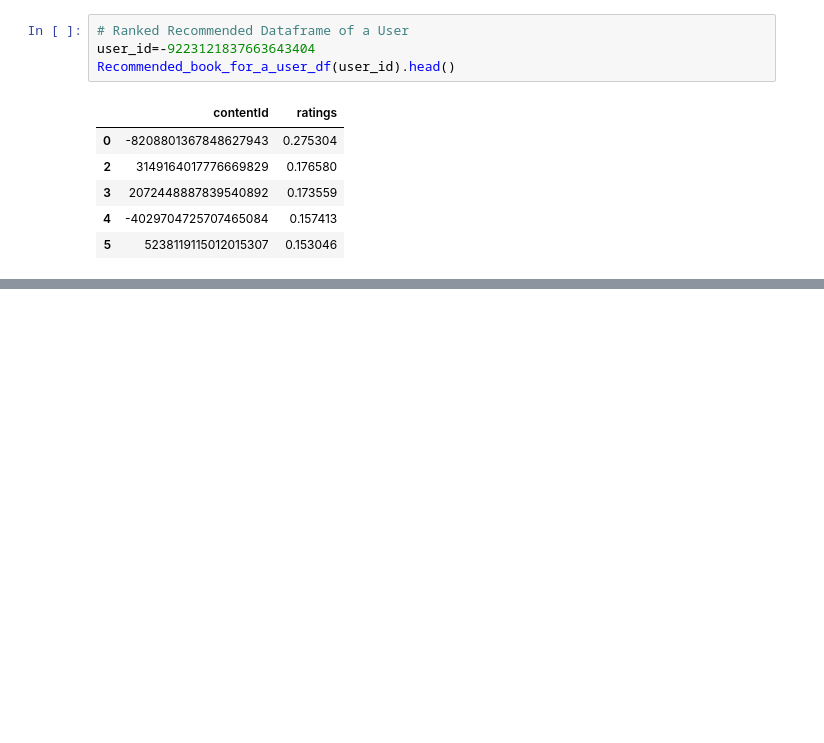
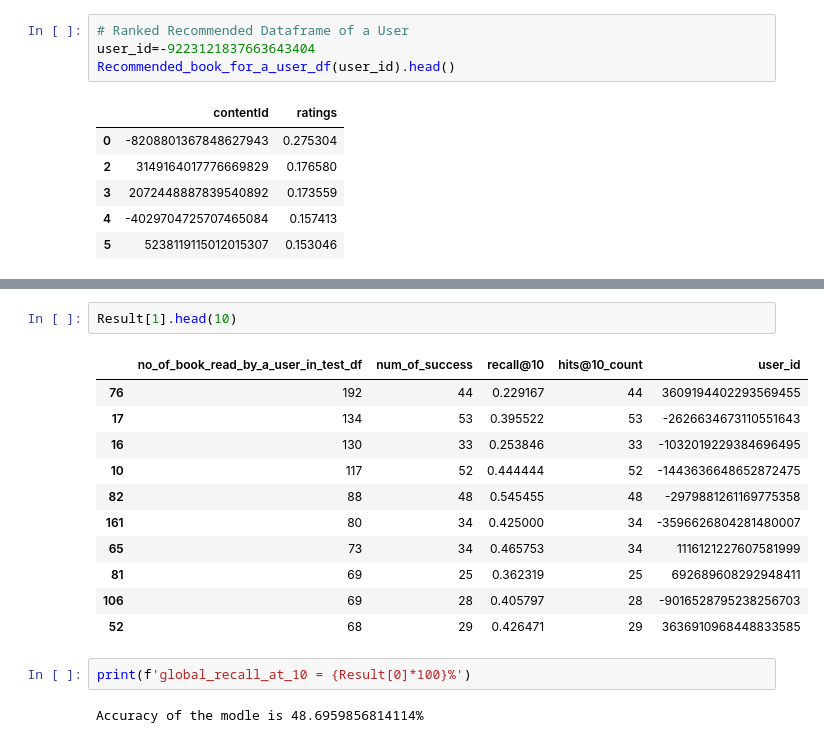
Before and after one commit to amanichivilkar/Articles-Recommendation-System, a Jupyter notebook: Amani_Chivilkar_Articles_Recommendation_System.ipynb, the cells around one changed output, grey strips where cells are left out. Drawn from its saved outputs; the diff is of its cells as text; blank space fills up the shorter version.

```diff
--- a/Amani_Chivilkar_Articles_Recommendation_System.ipynb
+++ b/Amani_Chivilkar_Articles_Recommendation_System.ipynb
@@ -271,0 +377,18 @@ Recommended_book_for_a_user_df(user_id).head()
+# %%
+Result[1].head(10)
+# %% [output]
+|  | no_of_book_read_by_a_user_in_test_df | num_of_success | recall@10 | hits@10_count | user_id |
+| 76 | 192 | 44 | 0.229167 | 44 | 3609194402293569455 |
+| 17 | 134 | 53 | 0.395522 | 53 | -2626634673110551643 |
+| 16 | 130 | 33 | 0.253846 | 33 | -1032019229384696495 |
+| 10 | 117 | 52 | 0.444444 | 52 | -1443636648652872475 |
+| 82 | 88 | 48 | 0.545455 | 48 | -2979881261169775358 |
+| 161 | 80 | 34 | 0.425000 | 34 | -3596626804281480007 |
+| 65 | 73 | 34 | 0.465753 | 34 | 1116121227607581999 |
+| 81 | 69 | 25 | 0.362319 | 25 | 692689608292948411 |
+| 106 | 69 | 28 | 0.405797 | 28 | -9016528795238256703 |
+| 52 | 68 | 29 | 0.426471 | 29 | 3636910968448833585 |
+# %%
+print(f'global_recall_at_10 = {Result[0]*100}%')
+# %% [output]
+Accuracy of the modle is 48.6959856814114%
```
Also changed, not shown: parts of 7 cells of this notebook.
